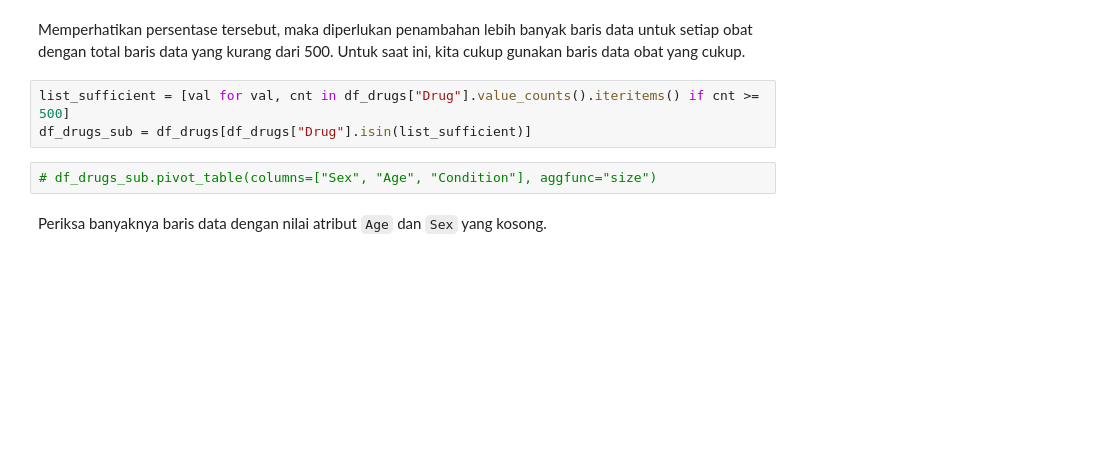
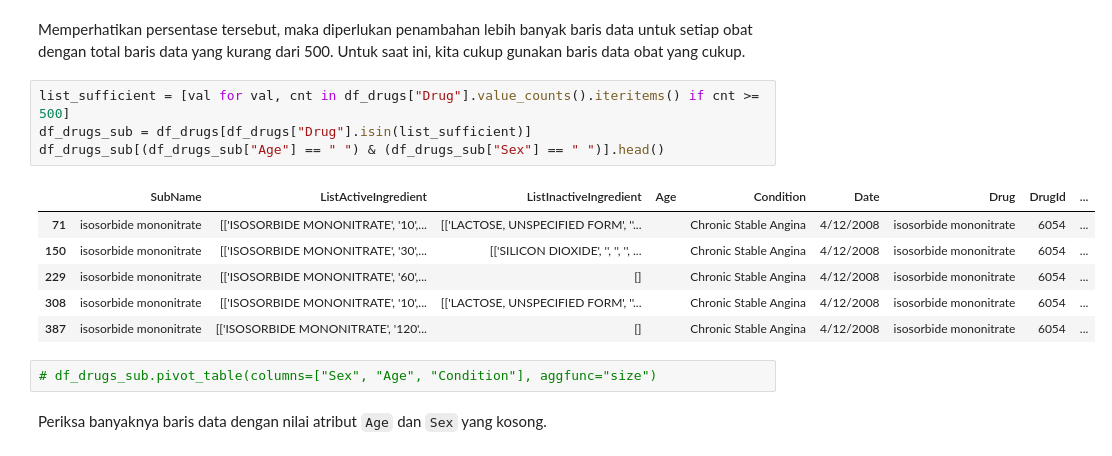
Before and after one commit to exemuel/weighted-hybrid-med-recsys, a Jupyter notebook: recommendation.ipynb, the cells around one changed output. Saved outputs shown, nothing was run; the diff lists cells and outputs as text; blank space fills up the shorter version.

```diff
--- a/recommendation.ipynb
+++ b/recommendation.ipynb
@@ -208,6 +472,14 @@ Memperhatikan persentase tersebut, maka diperlukan penambahan lebih banyak baris
 # %%
 list_sufficient = [val for val, cnt in df_drugs["Drug"].value_counts().iteritems() if cnt >= 500]
 df_drugs_sub = df_drugs[df_drugs["Drug"].isin(list_sufficient)]
+df_drugs_sub[(df_drugs_sub["Age"] == " ") & (df_drugs_sub["Sex"] == " ")].head()
+# %% [output]
+|  | SubName | ListActiveIngredient | ListInactiveIngredient | Age | Condition | Date | Drug | DrugId | ... |
+| 71 | isosorbide mononitrate | [['ISOSORBIDE MONONITRATE', '10',... | [['LACTOSE, UNSPECIFIED FORM', ''... |  | Chronic Stable Angina | 4/12/2008 | isosorbide mononitrate | 6054 | ... |
+| 150 | isosorbide mononitrate | [['ISOSORBIDE MONONITRATE', '30',... | [['SILICON DIOXIDE', '', '', '', ... |  | Chronic Stable Angina | 4/12/2008 | isosorbide mononitrate | 6054 | ... |
+| 229 | isosorbide mononitrate | [['ISOSORBIDE MONONITRATE', '60',... | [] |  | Chronic Stable Angina | 4/12/2008 | isosorbide mononitrate | 6054 | ... |
+| 308 | isosorbide mononitrate | [['ISOSORBIDE MONONITRATE', '10',... | [['LACTOSE, UNSPECIFIED FORM', ''... |  | Chronic Stable Angina | 4/12/2008 | isosorbide mononitrate | 6054 | ... |
+| 387 | isosorbide mononitrate | [['ISOSORBIDE MONONITRATE', '120'... | [] |  | Chronic Stable Angina | 4/12/2008 | isosorbide mononitrate | 6054 | ... |
 # %%
 # df_drugs_sub.pivot_table(columns=["Sex", "Age", "Condition"], aggfunc="size")
 # %% [markdown]
```
Also changed, not shown: parts of 32 cells of this notebook.
